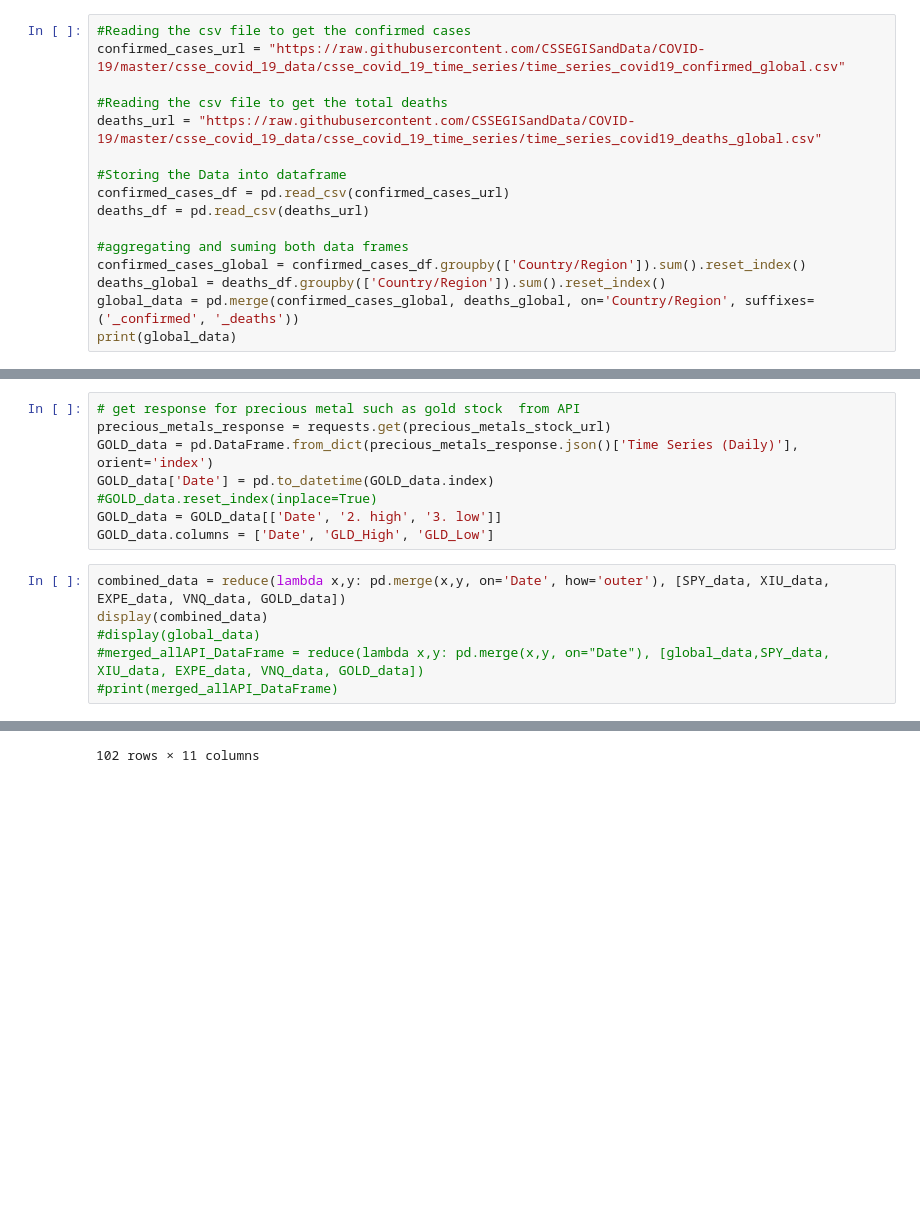
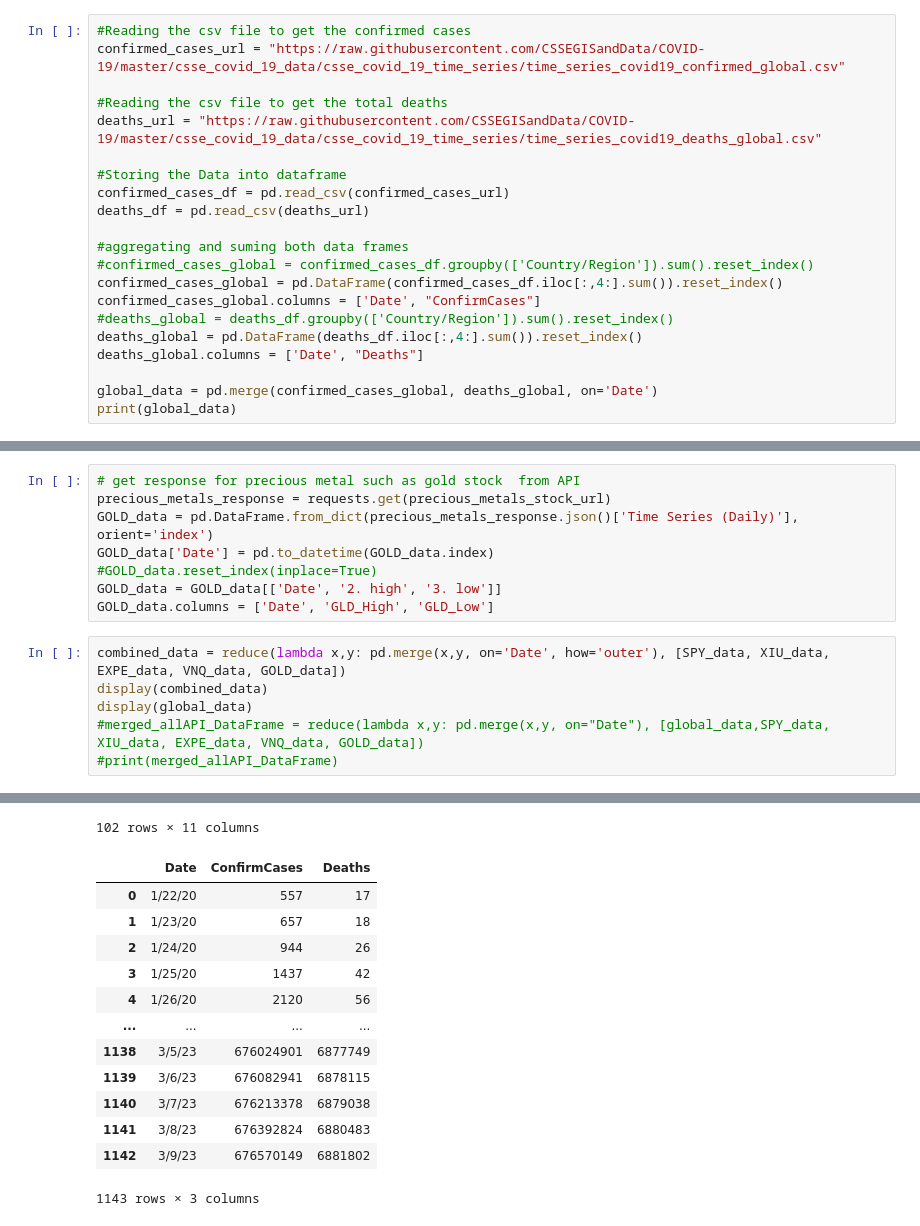
Before and after one commit to vedant-khawase/Group2_Final_Project, a Jupyter notebook: Python_Project_Group2.ipynb, the cells around one changed output, grey strips where cells are left out. Saved outputs shown, nothing was run; the diff lists cells and outputs as text; blank space fills up the shorter version.

Commit message:
Merge covid 19 confirmed cases and deaths

```diff
--- a/Python_Project_Group2.ipynb
+++ b/Python_Project_Group2.ipynb
@@ -19,8 +19,13 @@ confirmed_cases_df = pd.read_csv(confirmed_cases_url)
 deaths_df = pd.read_csv(deaths_url)
 
 #aggregating and suming both data frames
-confirmed_cases_global = confirmed_cases_df.groupby(['Country/Region']).sum().reset_index()
-deaths_global = deaths_df.groupby(['Country/Region']).sum().reset_index()
-global_data = pd.merge(confirmed_cases_global, deaths_global, on='Country/Region', suffixes=('_confirmed', '_deaths'))
+#confirmed_cases_global = confirmed_cases_df.groupby(['Country/Region']).sum().reset_index()
+confirmed_cases_global = pd.DataFrame(confirmed_cases_df.iloc[:,4:].sum()).reset_index()
+confirmed_cases_global.columns = ['Date', "ConfirmCases"]
+#deaths_global = deaths_df.groupby(['Country/Region']).sum().reset_index()
+deaths_global = pd.DataFrame(deaths_df.iloc[:,4:].sum()).reset_index()
+deaths_global.columns = ['Date', "Deaths"]
+
+global_data = pd.merge(confirmed_cases_global, deaths_global, on='Date')
 print(global_data)
 # %% [output]
@@ -100,23 +102,36 @@ GOLD_data.columns = ['Date', 'GLD_High', 'GLD_Low']
 # %%
 combined_data = reduce(lambda x,y: pd.merge(x,y, on='Date', how='outer'), [SPY_data, XIU_data, EXPE_data, VNQ_data, GOLD_data])
 display(combined_data)
-#display(global_data)
+display(global_data)
 #merged_allAPI_DataFrame = reduce(lambda x,y: pd.merge(x,y, on="Date"), [global_data,SPY_data, XIU_data, EXPE_data, VNQ_data, GOLD_data])
 #print(merged_allAPI_DataFrame)
 # %% [output]
 |  | Date | SPY_High | SPY_Low | XIU_High | XIU_Low | EXPE_High | EXPE_Low | VNQ_High | VNQ_Low | GLD_High | ... |
 | 0 | 2023-04-11 | 411.18 | 408.92 | 31.21 | 30.98 | 91.9599 | 89.9392 | 83.8 | 82.6 | 186.51 | ... |
 | 1 | 2023-04-10 | 409.69 | 405.97 | 30.93 | 30.71 | 92.39 | 89.72 | 82.785 | 81.53 | 185.36 | ... |
 | 2 | 2023-04-06 | 409.48 | 405.678 | 30.83 | 30.68 | 92.38 | 90.05 | 82.44 | 81.47 | 187.26 | ... |
 | 3 | 2023-04-05 | 408.7 | 405.88 | 30.87 | 30.67 | 93.135 | 90.15 | 82.6 | 81.705 | 188.86 | ... |
 | 4 | 2023-04-04 | 411.92 | 407.24 | 31.01 | 30.79 | 95.83 | 92.96 | 82.72 | 81.72 | 188.23 | ... |
 | ... | ... | ... | ... | ... | ... | ... | ... | ... | ... | ... | ... |
 | 97 | 2022-11-17 | 394.95 | 390.14 | 30.68 | 30.46 | 97.3 | 93.84 | 84.61 | 83.6 | 164.1099 | ... |
 | 98 | 2022-11-16 | 397.78 | 394.79 | 30.81 | 30.62 | 99.58 | 96.71 | 85.9 | 84.81 | 165.71 | ... |
 | 99 | 2022-11-15 | 402.31 | 394.49 | NaN | NaN | 102.98 | 98.17 | 86.385 | 84.88 | 166.23 | ... |
 | 100 | 2023-01-16 | NaN | NaN | 31.21 | 31.08 | NaN | NaN | NaN | NaN | NaN | ... |
 | 101 | 2022-11-24 | NaN | NaN | 31.21 | 31.1 | NaN | NaN | NaN | NaN | NaN | ... |
 102 rows × 11 columns
+|  | Date | ConfirmCases | Deaths |
+| 0 | 1/22/20 | 557 | 17 |
+| 1 | 1/23/20 | 657 | 18 |
+| 2 | 1/24/20 | 944 | 26 |
+| 3 | 1/25/20 | 1437 | 42 |
+| 4 | 1/26/20 | 2120 | 56 |
+| ... | ... | ... | ... |
+| 1138 | 3/5/23 | 676024901 | 6877749 |
+| 1139 | 3/6/23 | 676082941 | 6878115 |
+| 1140 | 3/7/23 | 676213378 | 6879038 |
+| 1141 | 3/8/23 | 676392824 | 6880483 |
+| 1142 | 3/9/23 | 676570149 | 6881802 |
+1143 rows × 3 columns
 # %%
 # combined data for all API response
 combined_data = pd.concat([global_data,SPY_data, XIU_data, EXPE_data, VNQ_data, GOLD_data], axis=1)
```
Also changed, not shown: parts of 2 cells of this notebook.
